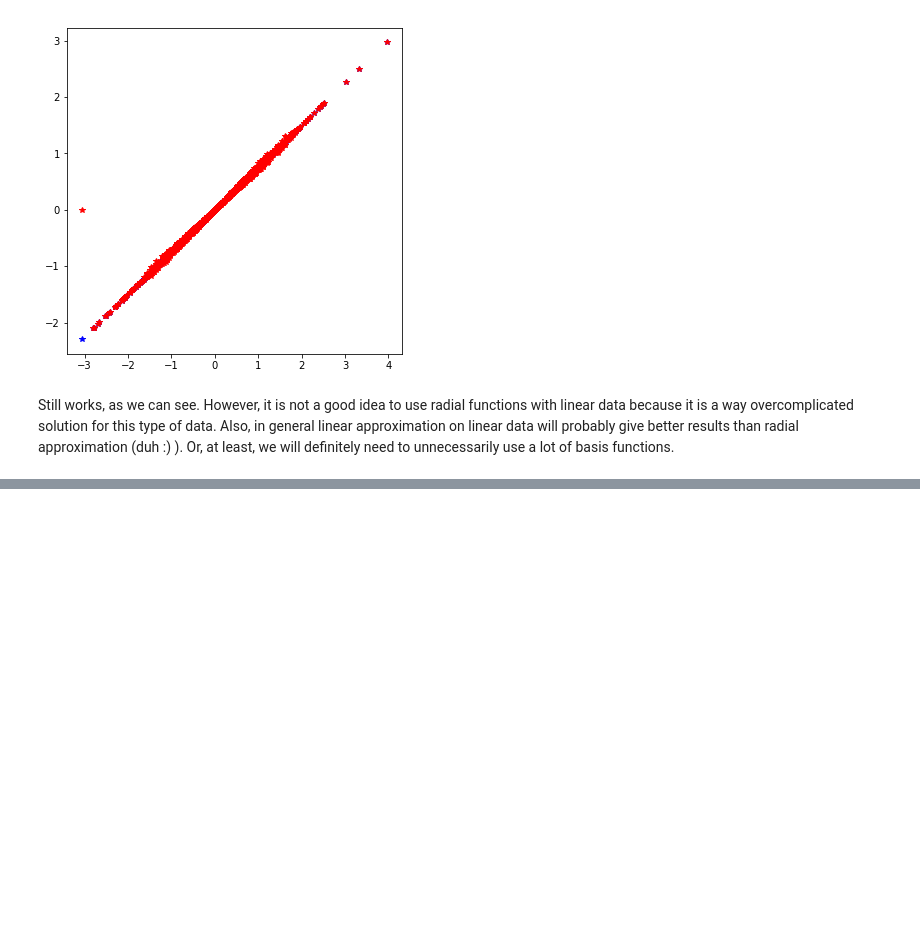
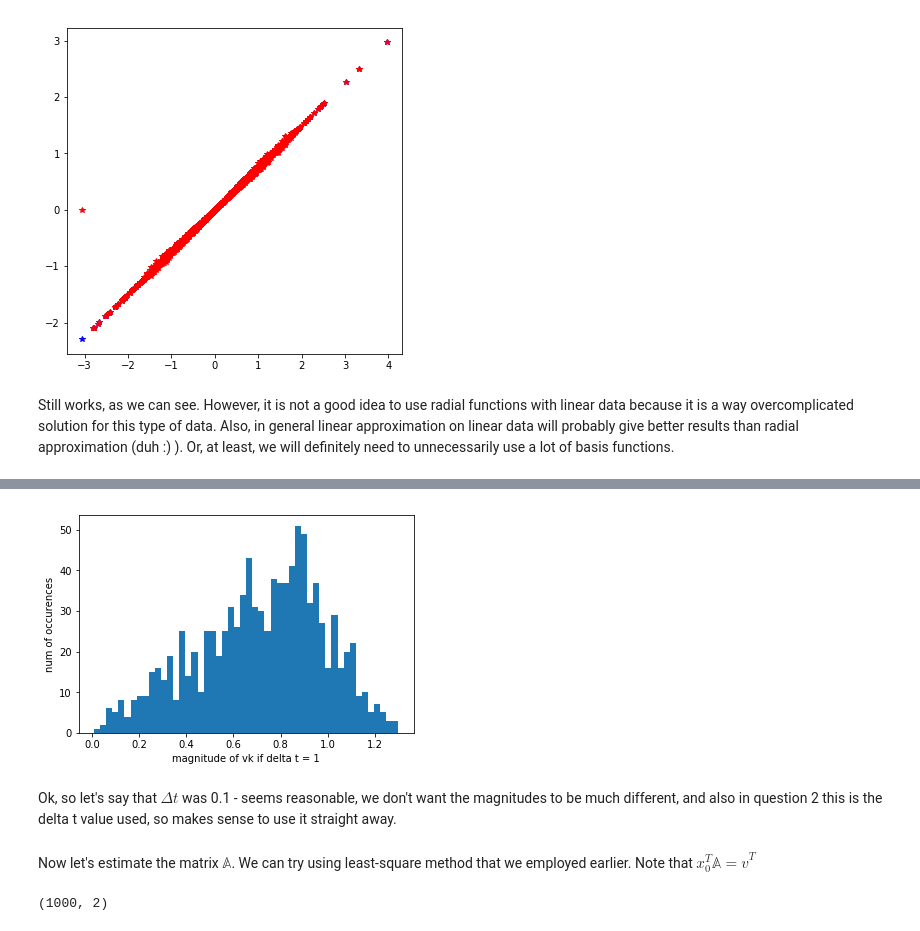
Before and after one commit to esprit1995/mlcrowd, a Jupyter notebook: assignment5/ex5.ipynb, the cells around one changed output, grey strips where cells are left out. Saved outputs shown, nothing was run; the diff lists cells and outputs as text; code cells hidden in the pictures; blank space fills up the shorter version.

```diff
--- a/assignment5/ex5.ipynb
+++ b/assignment5/ex5.ipynb
@@ -308,0 +381,10 @@ Still works, as we can see. However, it is not a good idea to use radial functio
+# %%
+magnx1 = np.sqrt(linear_x1[:, 1]**2 + linear_x1[:,0]**2)
+plt.hist(magnx1, bins=50)
+plt.xlabel("magnitude of vk if delta t = 1")
+plt.ylabel("num of occurences")
+plt.show()
+# %% [output]
+[figure, added]
+# %% [markdown]
+Ok, so let's say that $\Delta t$ was 0.1 - seems reasonable, we don't want the magnitudes to be much different, and also in question 2 this is the delta t value used, so makes sense to use it straight away.
@@ -308,0 +393,2 @@ Still works, as we can see. However, it is not a good idea to use radial functio
+# %% [markdown]
+Now let's estimate the matrix $\mathbb{A}$. We can try using least-square method that we employed earlier. Note that $x_0^T\mathbb{A} = \hat{v}^T$
@@ -308,0 +397,4 @@ Still works, as we can see. However, it is not a good idea to use radial functio
+# %%
+linear_x0.shape
+# %% [output]
+(1000, 2)
```
Also changed, not shown: parts of 31 cells of this notebook, 2 other files.
